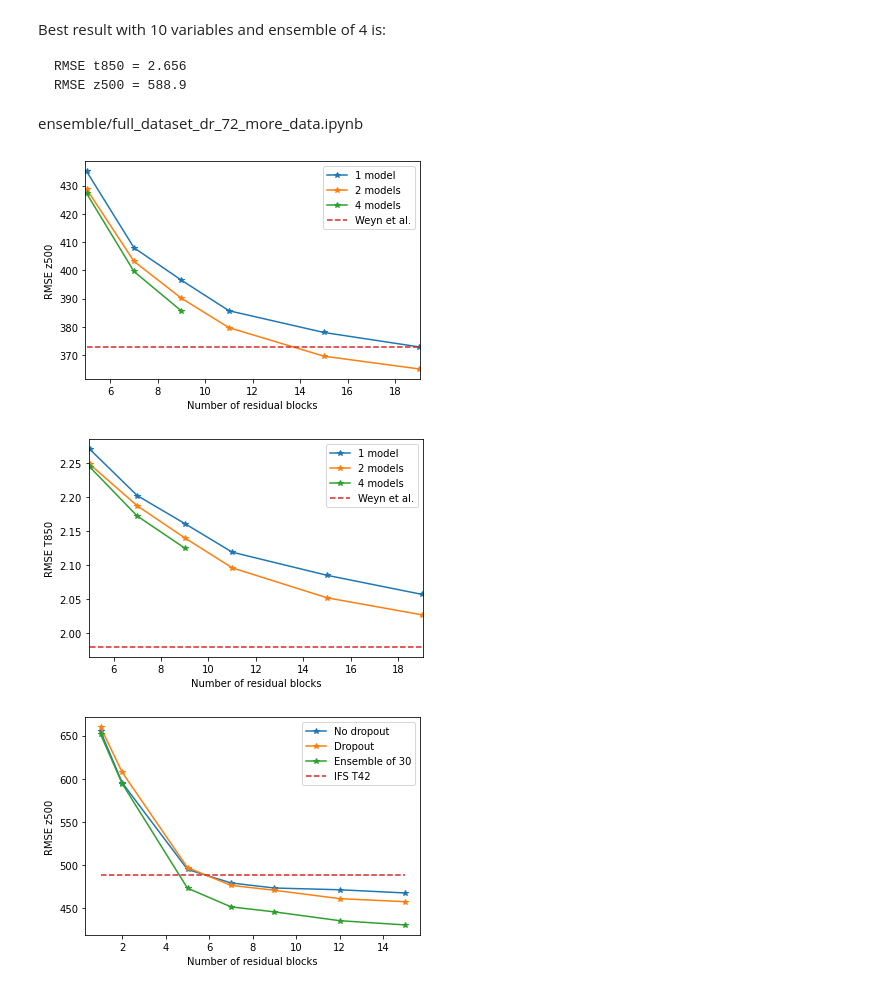
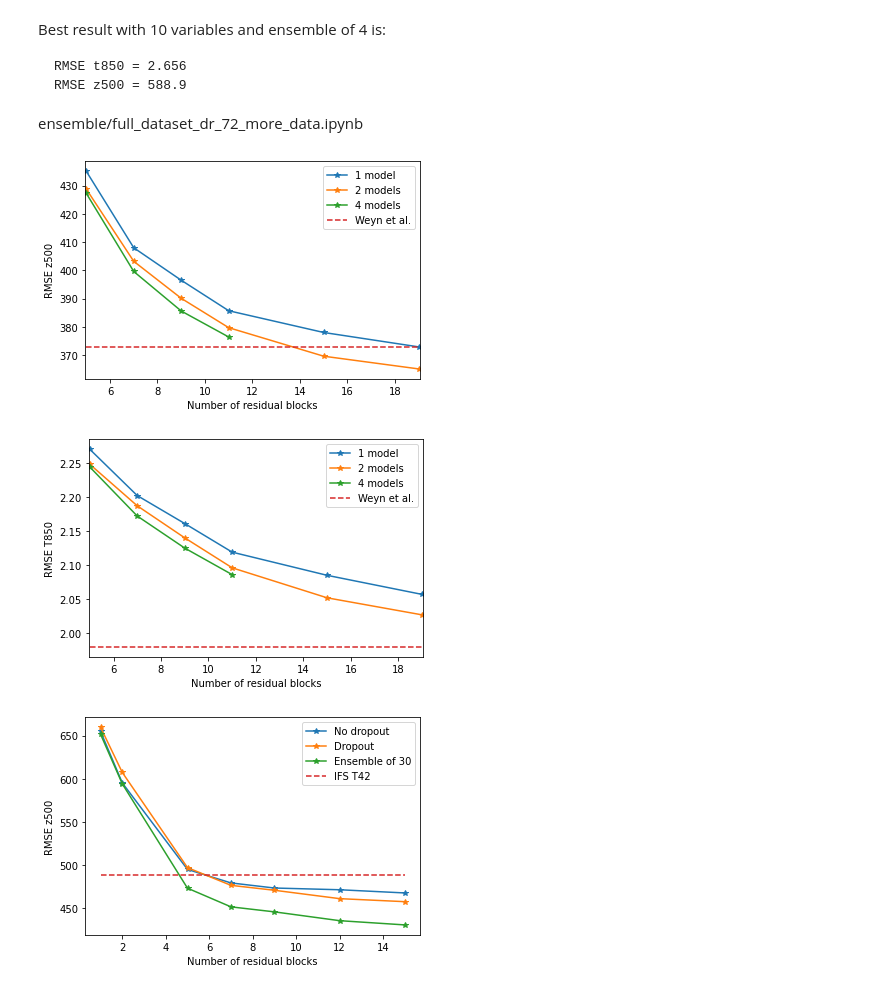
Before and after one commit to mc4117/ResNet_Weather, a Jupyter notebook: neural_notebooks/resnet/results_summary.ipynb, the cells around one changed output. Cells and saved outputs as stored; diff of their text form; code cells hidden in the pictures.

```diff
--- a/neural_notebooks/resnet/results_summary.ipynb
+++ b/neural_notebooks/resnet/results_summary.ipynb
@@ -72,27 +73,27 @@ ensemble/full_dataset_dr_72_more_data.ipynb
 # %%
 import pylab as plt
 
 plt.plot([5, 7, 9, 11, 15, 19], [435.1, 408.0, 396.5, 385.7, 378, 372.9], '-*', label = '1 model')
 plt.plot([5, 7, 9, 11, 15, 19], [428.8, 403.2, 390.1, 379.7, 369.6, 365.1], '-*', label = '2 models')
-plt.plot([5, 7, 9], [427.3, 399.6, 385.6], '-*', label = '4 models') # 9, 11
+plt.plot([5, 7, 9, 11], [427.3, 399.6, 385.6, 376.4], '-*', label = '4 models') # 9, 11
 plt.plot([5, 7, 9, 11, 15, 19], [373 for i in range(6)], '--', label = 'Weyn et al.')
 plt.xlabel("Number of residual blocks")
 plt.ylabel("RMSE z500")
 plt.xlim([4.95, 19.05])
 plt.legend()
 plt.show()
 plt.plot([5, 7, 9, 11, 15, 19], [2.27, 2.202, 2.161, 2.119, 2.085, 2.057], '-*', label = '1 model')
 plt.plot([5, 7, 9, 11, 15, 19], [2.248, 2.187, 2.14, 2.096, 2.052, 2.027], '-*', label = '2 models')
-plt.plot([5, 7, 9], [2.244, 2.172, 2.125], '-*', label = '4 models')
+plt.plot([5, 7, 9, 11], [2.244, 2.172, 2.125, 2.086], '-*', label = '4 models')
 plt.plot([5, 7, 9, 11, 15, 19], [1.98 for i in range(6)], '--', label = 'Weyn et al.')
 plt.xlabel("Number of residual blocks")
 plt.ylabel("RMSE T850")
 plt.xlim([4.95, 19.05])
 plt.legend()
 plt.show()
 # %% [output]
-[figure, old version]
+[figure, new version]
-[figure, old version]
+[figure, new version]
 # %%
 # do vs no do
 plt.plot([1, 2, 5, 7, 9, 12, 15], [654.8, 595.2, 495, 479.4, 473.5, 471.5, 467.8], '-*', label = 'No dropout')
```
Also changed, not shown: parts of 3 cells of this notebook, 21 other files.
